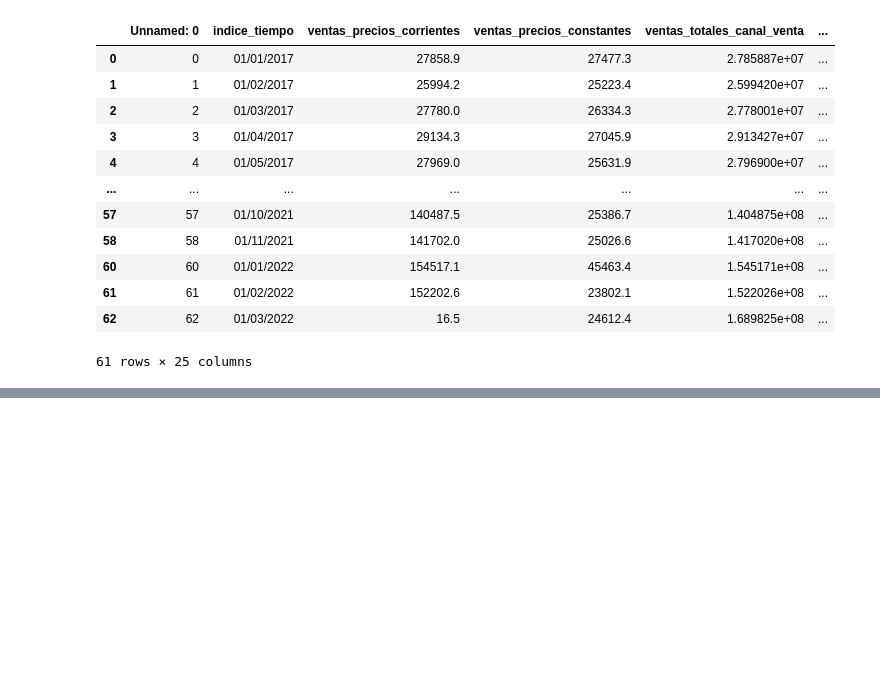
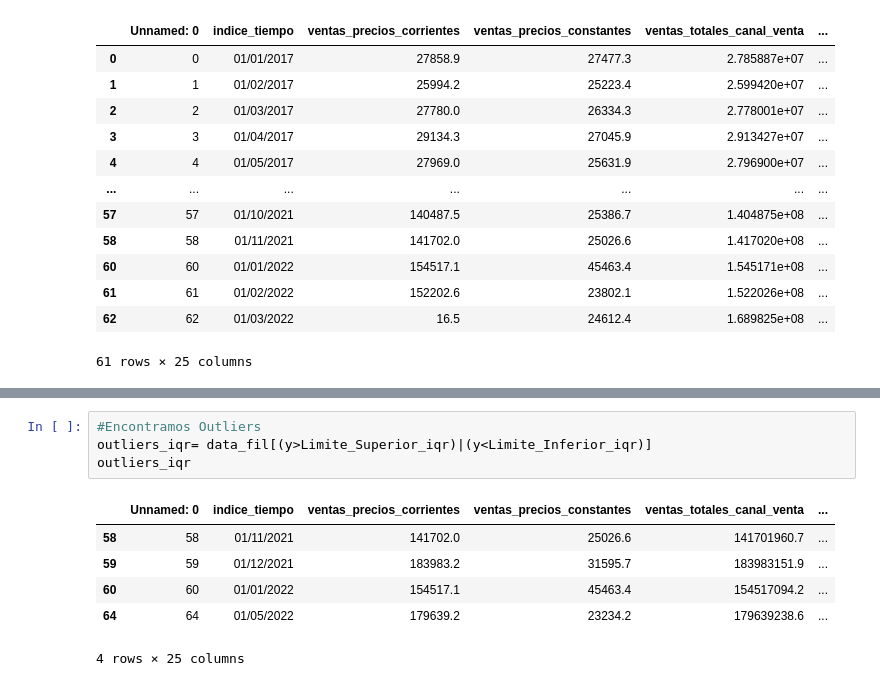
Before and after one commit to ElizabethCobos/Actividad3, a Jupyter notebook: Actividad3.ipynb, the cells around one changed output, grey strips where cells are left out. Saved outputs shown, nothing was run; the diff lists cells and outputs as text; blank space fills up the shorter version.

```diff
--- a/Actividad3.ipynb
+++ b/Actividad3.ipynb
@@ -1507,0 +1525,11 @@ data_clean_iqr
+# %%
+#Encontramos Outliers
+outliers_iqr= data_fil[(y>Limite_Superior_iqr)|(y<Limite_Inferior_iqr)]
+outliers_iqr
+# %% [output]
+|  | Unnamed: 0 | indice_tiempo | ventas_precios_corrientes | ventas_precios_constantes | ventas_totales_canal_venta | ... |
+| 58 | 58 | 01/11/2021 | 141702.0 | 25026.6 | 141701960.7 | ... |
+| 59 | 59 | 01/12/2021 | 183983.2 | 31595.7 | 183983151.9 | ... |
+| 60 | 60 | 01/01/2022 | 154517.1 | 45463.4 | 154517094.2 | ... |
+| 64 | 64 | 01/05/2022 | 179639.2 | 23234.2 | 179639238.6 | ... |
+4 rows × 25 columns
```
Also changed, not shown: parts of 2 cells of this notebook.
